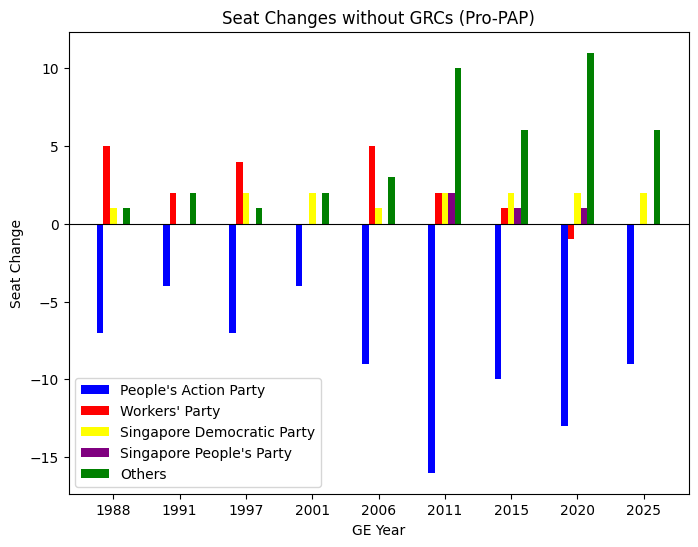
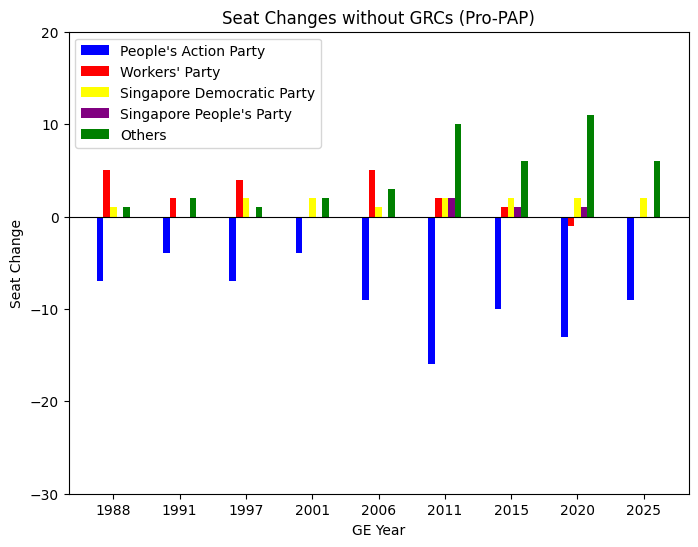
The notebook cell's code change between the first figure and the second:
--- before
+++ after
@@ -43,4 +43,5 @@
 plt.ylabel('Seat Change')
 plt.xticks(range(len(years)), years)  # Set positions for x-axis labels
+plt.yticks([-30, -20, -10, 0, 10, 20])  # Set positions for y-axis labels
 plt.legend()
 plt.grid(False)

Commit: Updated figures to include 2025 results